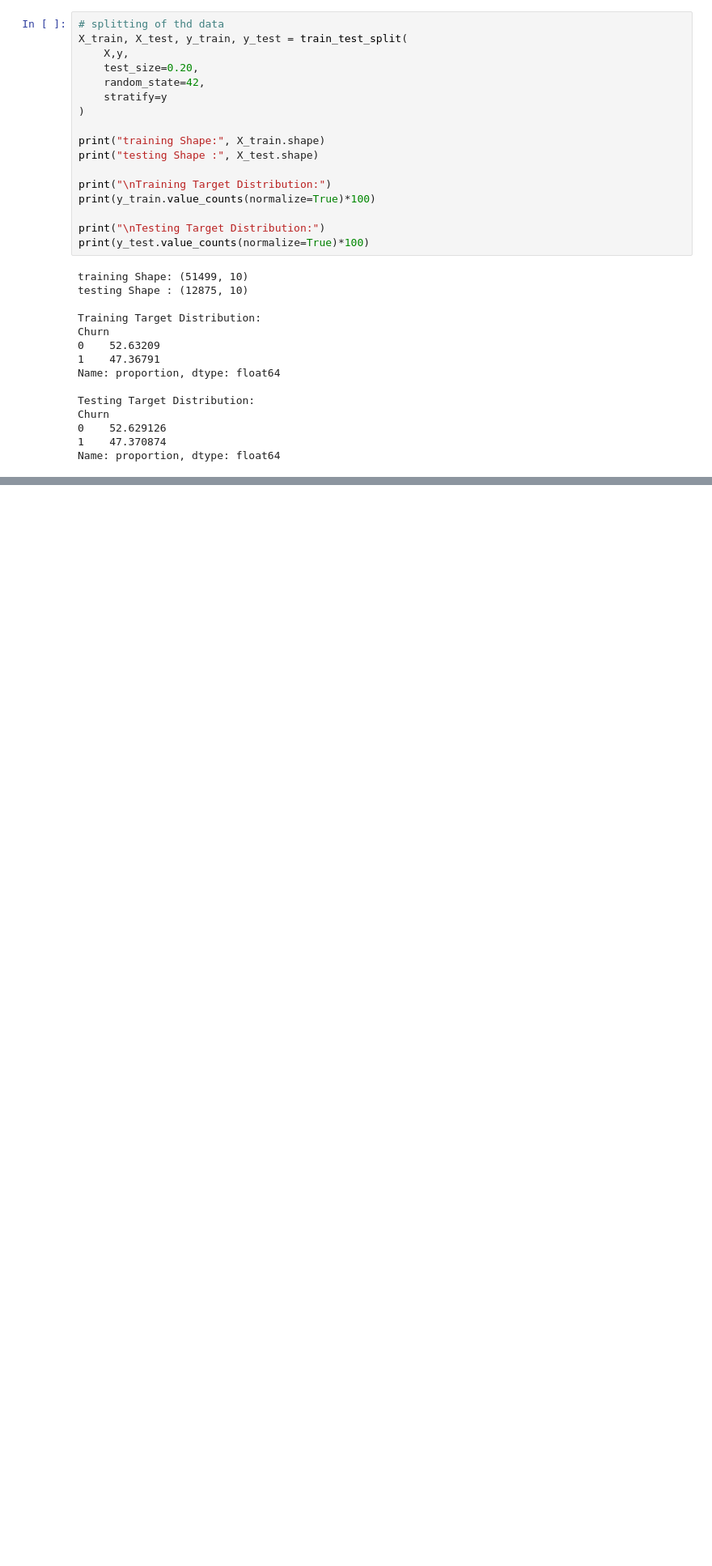
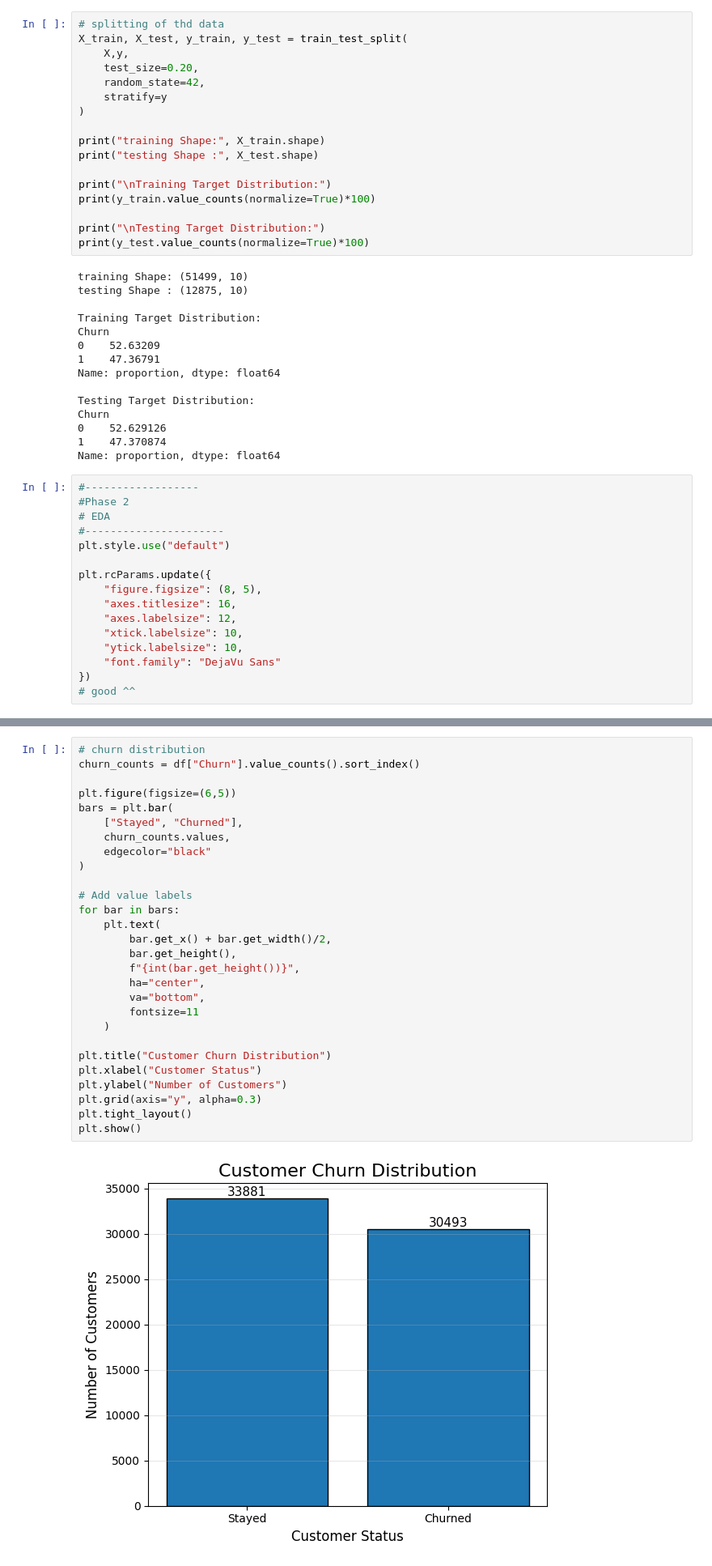
Before and after one commit to Antriksh1Tyagi/customer_churn_prediction, a Jupyter notebook: notebooks/train_model.ipynb, the cells around one changed output, grey strips where cells are left out. Shown at 81% size. Drawn from its saved outputs; the diff is of its cells as text; blank space fills up the shorter version.

```diff
--- a/notebooks/train_model.ipynb
+++ b/notebooks/train_model.ipynb
@@ -245,3 +245,19 @@ Churn
 0    52.629126
 1    47.370874
 Name: proportion, dtype: float64
+# %%
+#------------------
+#Phase 2
+# EDA
+#----------------------
+plt.style.use("default")
+
+plt.rcParams.update({
+    "figure.figsize": (8, 5),
+    "axes.titlesize": 16,
+    "axes.labelsize": 12,
+    "xtick.labelsize": 10,
+    "ytick.labelsize": 10,
+    "font.family": "DejaVu Sans"
+})
+# good ^^
@@ -247,0 +271,30 @@ Name: proportion, dtype: float64
+# %%
+# churn distribution
+churn_counts = df["Churn"].value_counts().sort_index()
+
+plt.figure(figsize=(6,5))
+bars = plt.bar(
+    ["Stayed", "Churned"],
+    churn_counts.values,
+    edgecolor="black"
+)
+
+# Add value labels
+for bar in bars:
+    plt.text(
+        bar.get_x() + bar.get_width()/2,
+        bar.get_height(),
+        f"{int(bar.get_height())}",
+        ha="center",
+        va="bottom",
+        fontsize=11
+    )
+
+plt.title("Customer Churn Distribution")
+plt.xlabel("Customer Status")
+plt.ylabel("Number of Customers")
+plt.grid(axis="y", alpha=0.3)
+plt.tight_layout()
+plt.show()
+# %% [output]
+[figure, added]
```
Also changed, not shown: parts of 12 cells of this notebook.
